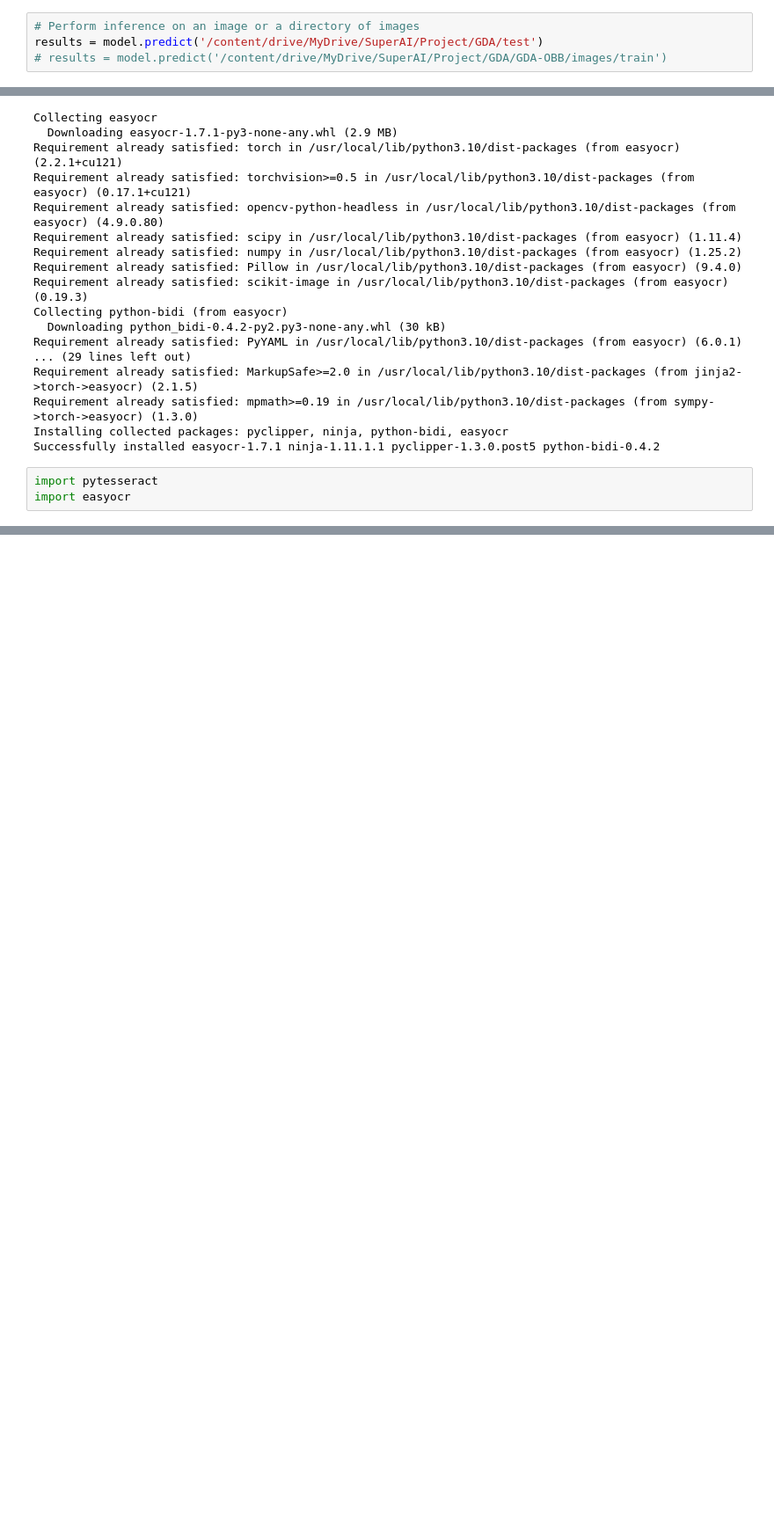
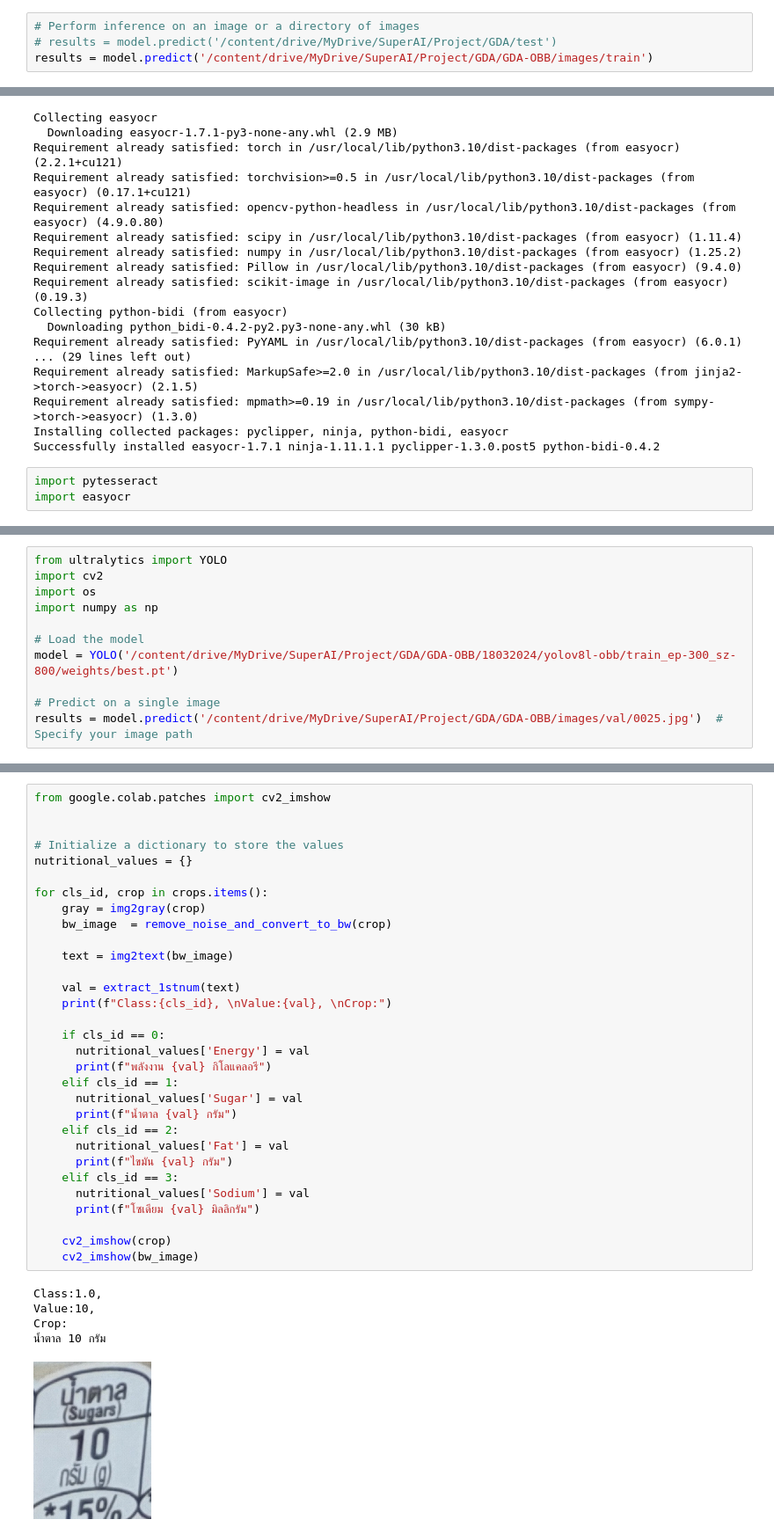
Before and after one commit to msarisapim/GDA_record, a Jupyter notebook: GDA_yolo_OCR.ipynb, the cells around one changed output, grey strips where cells are left out. Shown: that part at 88% size. Drawn from its saved outputs; the diff is of its cells as text; blank space fills up the shorter version.

```diff
--- a/GDA_yolo_OCR.ipynb
+++ b/GDA_yolo_OCR.ipynb
@@ -282,6 +282,6 @@ from ultralytics import YOLO
 model = YOLO('/content/drive/MyDrive/SuperAI/Project/GDA/GDA-OBB/18032024/yolov8l-obb/train_ep-300_sz-800/weights/best.pt')
 # %%
 # Perform inference on an image or a directory of images
-results = model.predict('/content/drive/MyDrive/SuperAI/Project/GDA/test')
-# results = model.predict('/content/drive/MyDrive/SuperAI/Project/GDA/GDA-OBB/images/train')
+# results = model.predict('/content/drive/MyDrive/SuperAI/Project/GDA/test')
+results = model.predict('/content/drive/MyDrive/SuperAI/Project/GDA/GDA-OBB/images/train')
 # %% [output]
@@ -529,0 +592,11 @@ text
+# %%
+from ultralytics import YOLO
+import cv2
+import os
+import numpy as np
+
+# Load the model
+model = YOLO('/content/drive/MyDrive/SuperAI/Project/GDA/GDA-OBB/18032024/yolov8l-obb/train_ep-300_sz-800/weights/best.pt')
+
+# Predict on a single image
+results = model.predict('/content/drive/MyDrive/SuperAI/Project/GDA/GDA-OBB/images/val/0025.jpg')  # Specify your image path
@@ -529,0 +722,37 @@ text
+# %%
+from google.colab.patches import cv2_imshow
+
+
+# Initialize a dictionary to store the values
+nutritional_values = {}
+
+for cls_id, crop in crops.items():
+    gray = img2gray(crop)
+    bw_image  = remove_noise_and_convert_to_bw(crop)
+
+    text = img2text(bw_image)
+
+    val = extract_1stnum(text)
+    print(f"Class:{cls_id}, \nValue:{val}, \nCrop:")
+
+    if cls_id == 0:
+      nutritional_values['Energy'] = val
+      print(f"พลังงาน {val} กิโลแคลอรี")
+    elif cls_id == 1:
+      nutritional_values['Sugar'] = val
+      print(f"น้ำตาล {val} กรัม")
+    elif cls_id == 2:
+      nutritional_values['Fat'] = val
+      print(f"ไขมัน {val} กรัม")
+    elif cls_id == 3:
+      nutritional_values['Sodium'] = val
+      print(f"โซเดียม {val} มิลลิกรัม")
+
+    cv2_imshow(crop)
+    cv2_imshow(bw_image)
+# %% [output]
+Class:1.0,
+Value:10,
+Crop:
+น้ำตาล 10 กรัม
+[figure, added]
```
Also changed, not shown: parts of 31 cells of this notebook.
